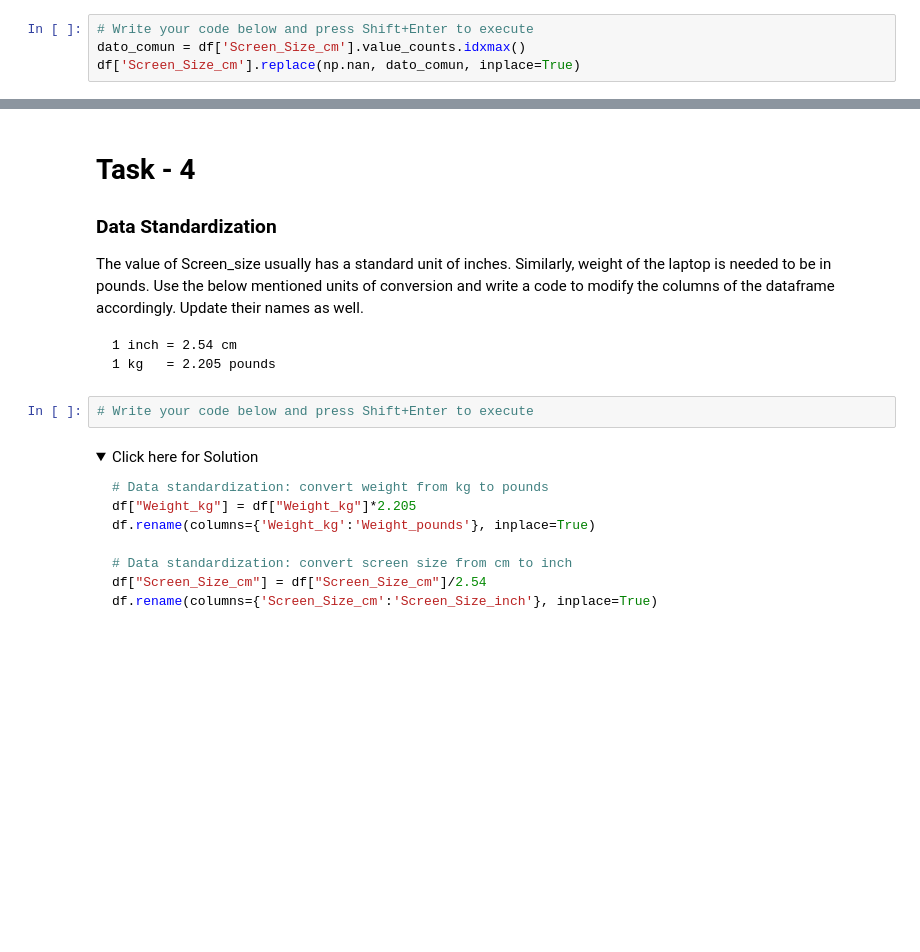
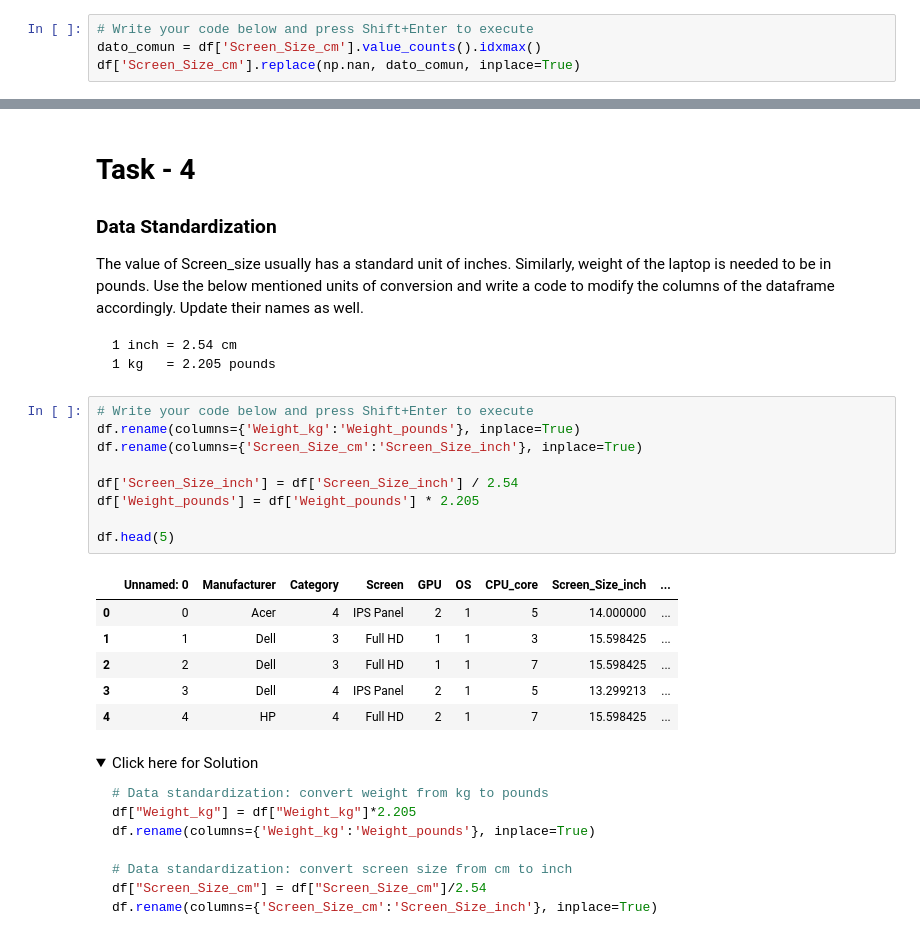
Before and after one commit to titooDiaz/DATA-SCIENCE-EN-PYTHON, a Jupyter notebook: IBM/MODULO 2/Formato de datos/PRACTICE.ipynb, the cells around one changed output, grey strips where cells are left out. Drawn from its saved outputs; the diff is of its cells as text; folded sections open; blank space fills up the shorter version.

````diff
--- a/IBM/MODULO 2/Formato de datos/PRACTICE.ipynb
+++ b/IBM/MODULO 2/Formato de datos/PRACTICE.ipynb
@@ -182,6 +182,6 @@ df["Weight_kg"].replace(np.nan, avg_weight, inplace=True)
 Missing values in attributes that have categorical data are best replaced using the most frequent value. We note that values in "Screen_Size_cm" attribute are categorical in nature, and some values are missing. Therefore, write a code to replace the missing values of Screen Size with the most frequent value of the attribute.
 # %%
 # Write your code below and press Shift+Enter to execute
-dato_comun = df['Screen_Size_cm'].value_counts.idxmax()
+dato_comun = df['Screen_Size_cm'].value_counts().idxmax()
 df['Screen_Size_cm'].replace(np.nan, dato_comun, inplace=True)
 # %% [output]
@@ -225,6 +230,20 @@ The value of Screen_size usually has a standard unit of inches. Similarly, weigh
 ```
 # %%
 # Write your code below and press Shift+Enter to execute
+df.rename(columns={'Weight_kg':'Weight_pounds'}, inplace=True)
+df.rename(columns={'Screen_Size_cm':'Screen_Size_inch'}, inplace=True)
+
+df['Screen_Size_inch'] = df['Screen_Size_inch'] / 2.54
+df['Weight_pounds'] = df['Weight_pounds'] * 2.205
+
+df.head(5)
+# %% [output]
+|  | Unnamed: 0 | Manufacturer | Category | Screen | GPU | OS | CPU_core | Screen_Size_inch | ... |
+| 0 | 0 | Acer | 4 | IPS Panel | 2 | 1 | 5 | 14.000000 | ... |
+| 1 | 1 | Dell | 3 | Full HD | 1 | 1 | 3 | 15.598425 | ... |
+| 2 | 2 | Dell | 3 | Full HD | 1 | 1 | 7 | 15.598425 | ... |
+| 3 | 3 | Dell | 4 | IPS Panel | 2 | 1 | 5 | 13.299213 | ... |
+| 4 | 4 | HP | 4 | Full HD | 2 | 1 | 7 | 15.598425 | ... |
 # %% [markdown]
 <details>
     <summary>Click here for Solution</summary>
````
Also changed, not shown: parts of 7 cells of this notebook.
